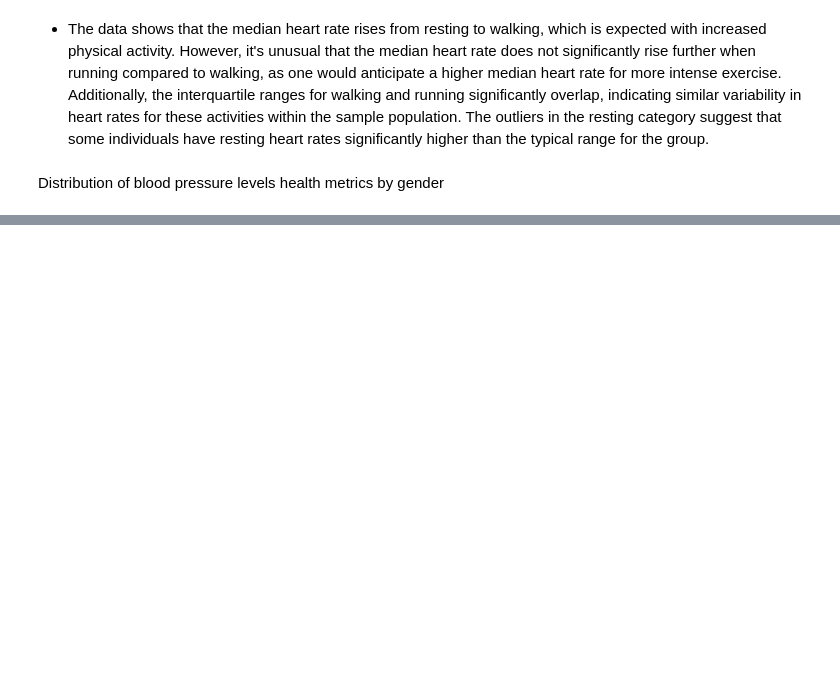
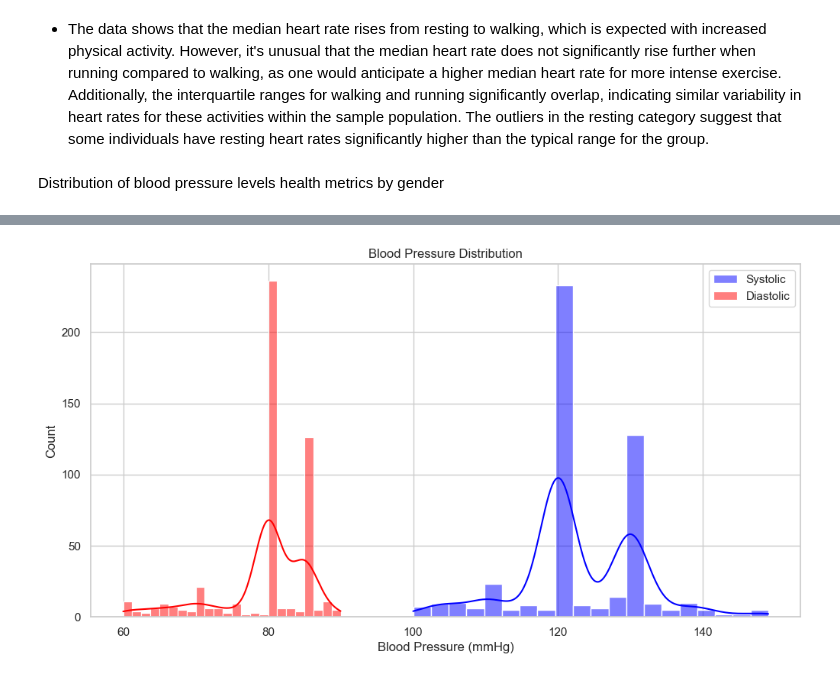
Before and after one commit to Manu-Abuya/Health-Monitoring-and-Analysis, a Jupyter notebook: notebook/health_monitoring_analysis.ipynb, the cells around one changed output, grey strips where cells are left out. Cells and saved outputs as stored; diff of their text form; code cells hidden in the pictures; blank space fills up the shorter version.

Commit message:
Distribution of blood pressure levels

```diff
--- a/notebook/health_monitoring_analysis.ipynb
+++ b/notebook/health_monitoring_analysis.ipynb
@@ -205,0 +210,14 @@ Distribution of blood pressure levels health metrics by gender
+# %%
+# Extracting systolic and diastolic blood pressure for analysis
+health_data[['SystolicBP', 'DiastolicBP']] = health_data['BloodPressure'].str.split('/', expand=True).astype(int)
+
+# Blood pressure distribution
+plt.figure(figsize=(12,6))
+sns.histplot(health_data['SystolicBP'], color="blue", label="Systolic", kde=True)
+sns.histplot(health_data['DiastolicBP'], color="red", label="Diastolic", kde=True)
+plt.title('Blood Pressure Distribution')
+plt.xlabel('Blood Pressure (mmHg)')
+plt.legend()
+plt.show()
+# %% [output]
+[figure, added]
```
Also changed, not shown: parts of 2 cells of this notebook.
